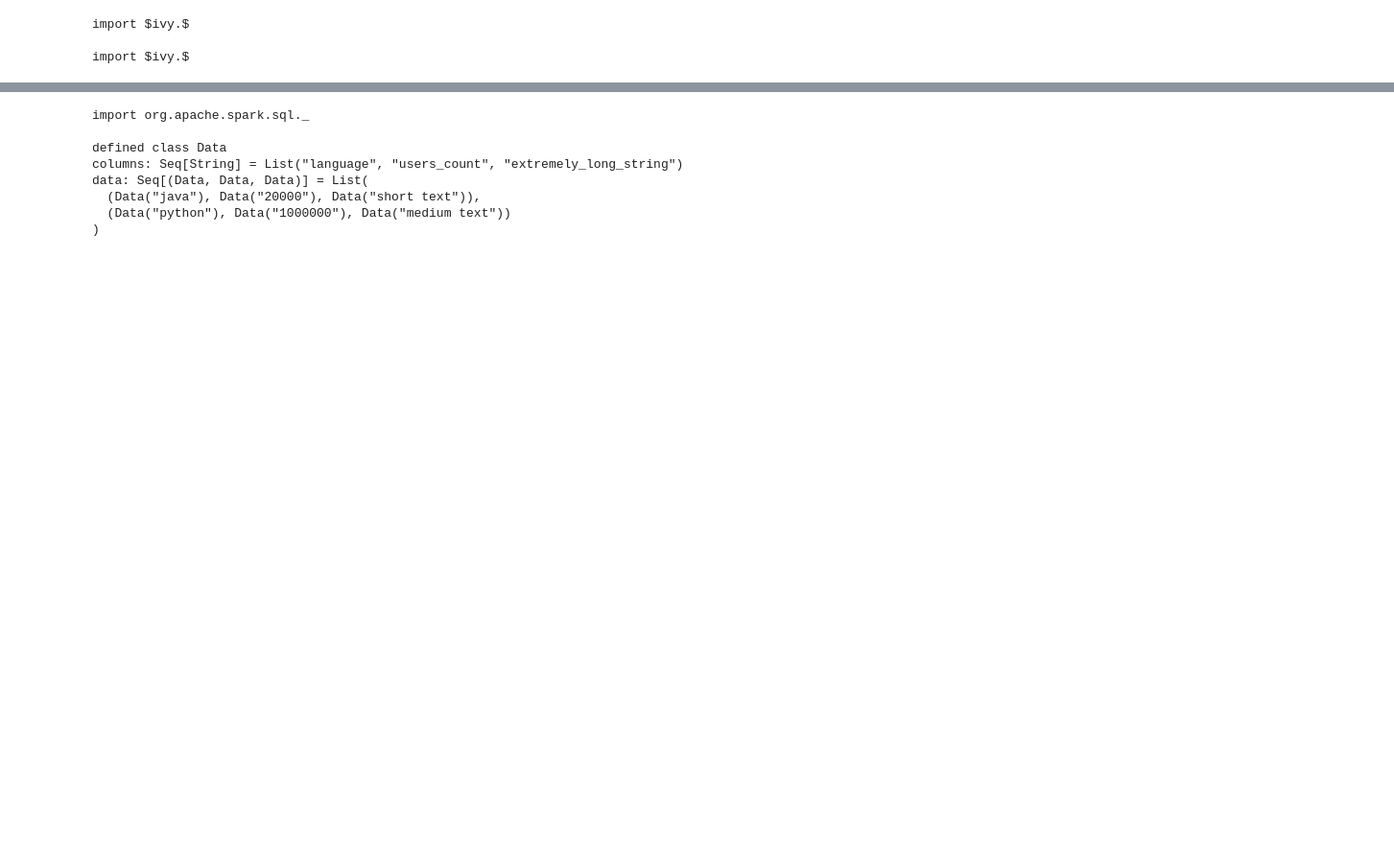
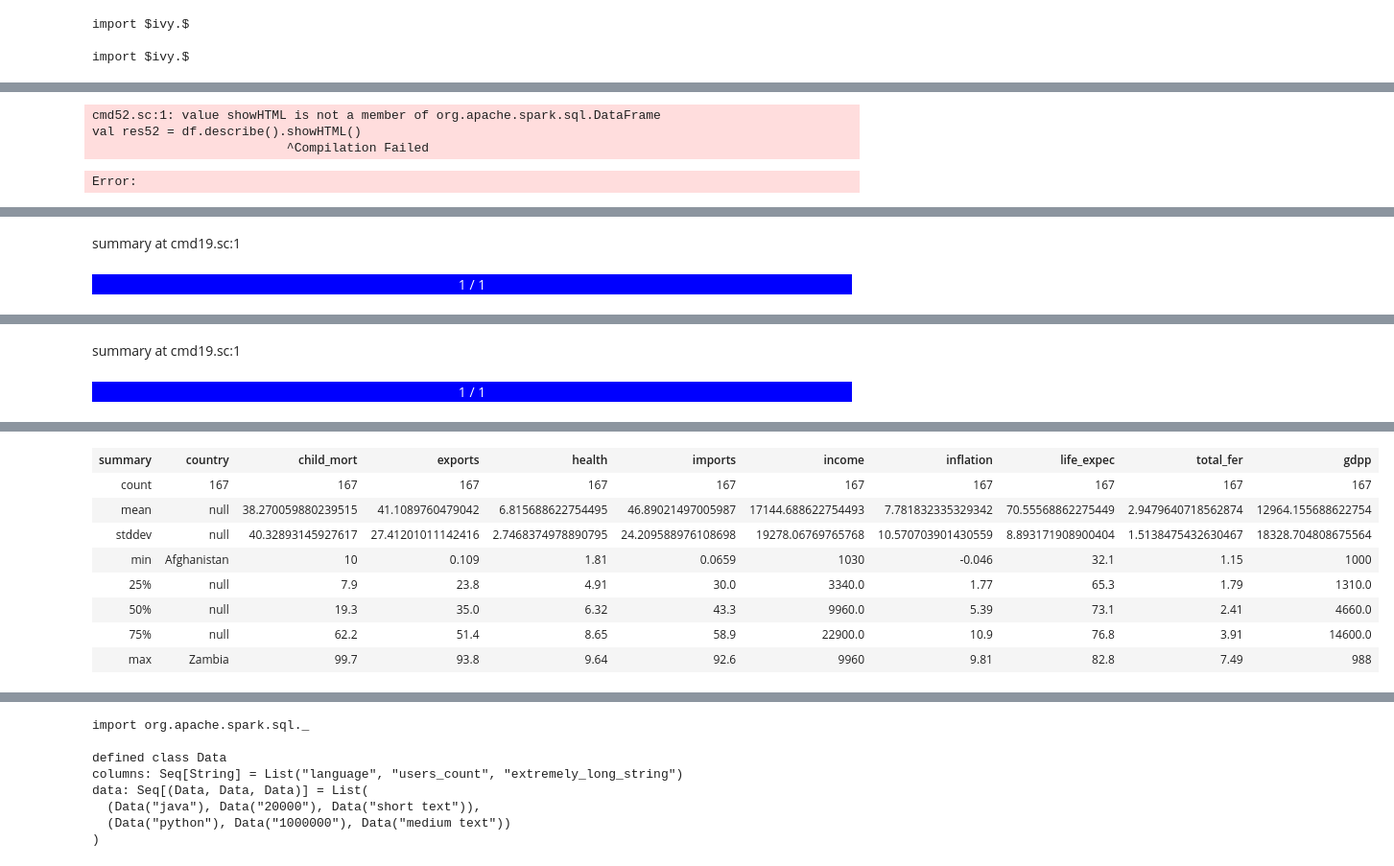
Before and after one commit to ItoYo16u/data-analysis-workplace, a Jupyter notebook: spark_example.ipynb, the cells around one changed output, grey strips where cells are left out. Shown: that part at 96% size. Saved outputs shown, nothing was run; the diff lists cells and outputs as text; code cells hidden in the pictures; blank space fills up the shorter version.

```diff
--- a/spark_example.ipynb
+++ b/spark_example.ipynb
@@ -7,0 +219,10 @@ import $ivy.$
+# %%
+df.describe().showHTML()
+# %% [output]
+cmd52.sc:1: value showHTML is not a member of org.apache.spark.sql.DataFrame
+val res52 = df.describe().showHTML()
+                          ^Compilation Failed
+Error:
+# %%
+df.summary().showHTML()
+# %% [output]
@@ -7,0 +246,2 @@ import $ivy.$
+summary at cmd19.sc:1
+1 / 1
@@ -7,0 +267,2 @@ import $ivy.$
+summary at cmd19.sc:1
+1 / 1
@@ -7,0 +283,9 @@ import $ivy.$
+| summary | country | child_mort | exports | health | imports | income | inflation | life_expec | total_fer | gdpp |
+| count | 167 | 167 | 167 | 167 | 167 | 167 | 167 | 167 | 167 | 167 |
+| mean | null | 38.270059880239515 | 41.1089760479042 | 6.815688622754495 | 46.89021497005987 | 17144.688622754493 | 7.781832335329342 | 70.55568862275449 | 2.9479640718562874 | 12964.155688622754 |
+| stddev | null | 40.32893145927617 | 27.41201011142416 | 2.7468374978890795 | 24.209588976108698 | 19278.06769765768 | 10.570703901430559 | 8.893171908900404 | 1.5138475432630467 | 18328.704808675564 |
+| min | Afghanistan | 10 | 0.109 | 1.81 | 0.0659 | 1030 | -0.046 | 32.1 | 1.15 | 1000 |
+| 25% | null | 7.9 | 23.8 | 4.91 | 30.0 | 3340.0 | 1.77 | 65.3 | 1.79 | 1310.0 |
+| 50% | null | 19.3 | 35.0 | 6.32 | 43.3 | 9960.0 | 5.39 | 73.1 | 2.41 | 4660.0 |
+| 75% | null | 62.2 | 51.4 | 8.65 | 58.9 | 22900.0 | 10.9 | 76.8 | 3.91 | 14600.0 |
+| max | Zambia | 99.7 | 93.8 | 9.64 | 92.6 | 9960 | 9.81 | 82.8 | 7.49 | 988 |
```
Also changed, not shown: parts of 17 cells of this notebook, 26 other files.
